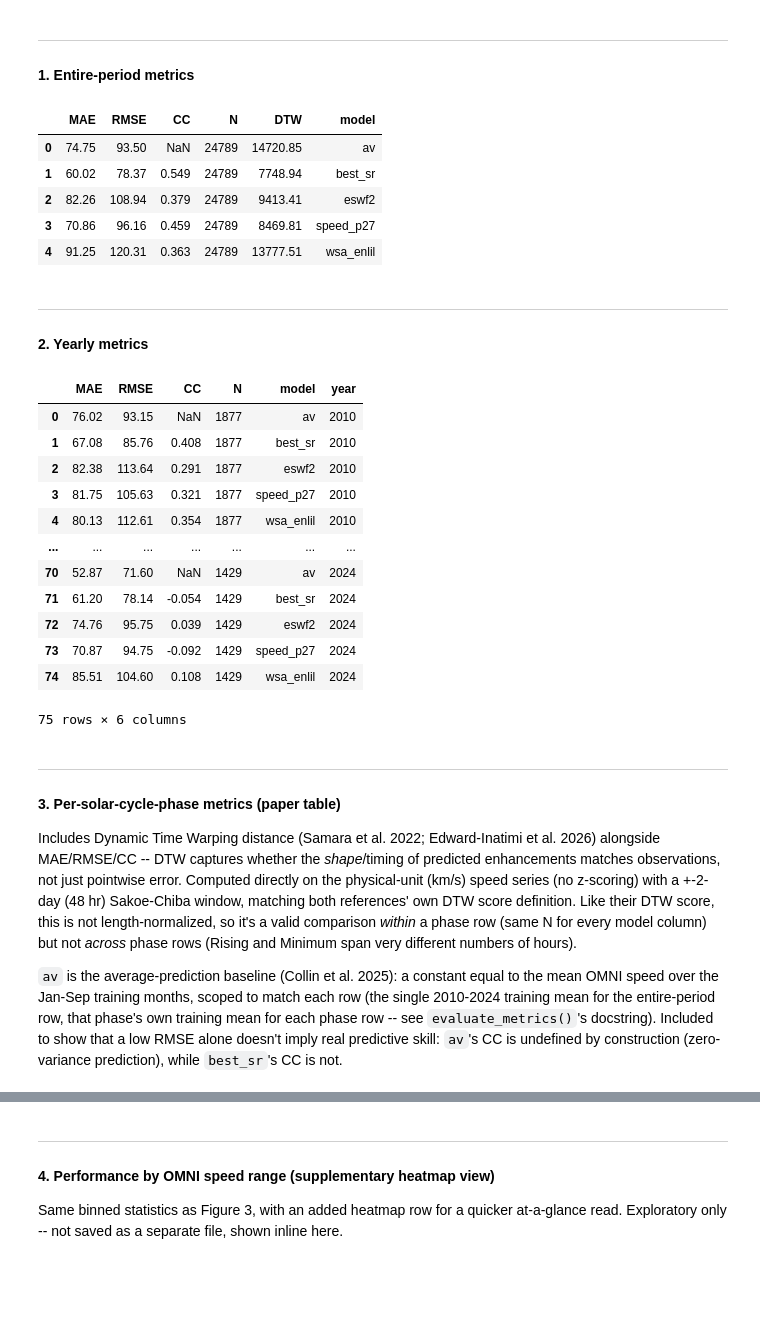
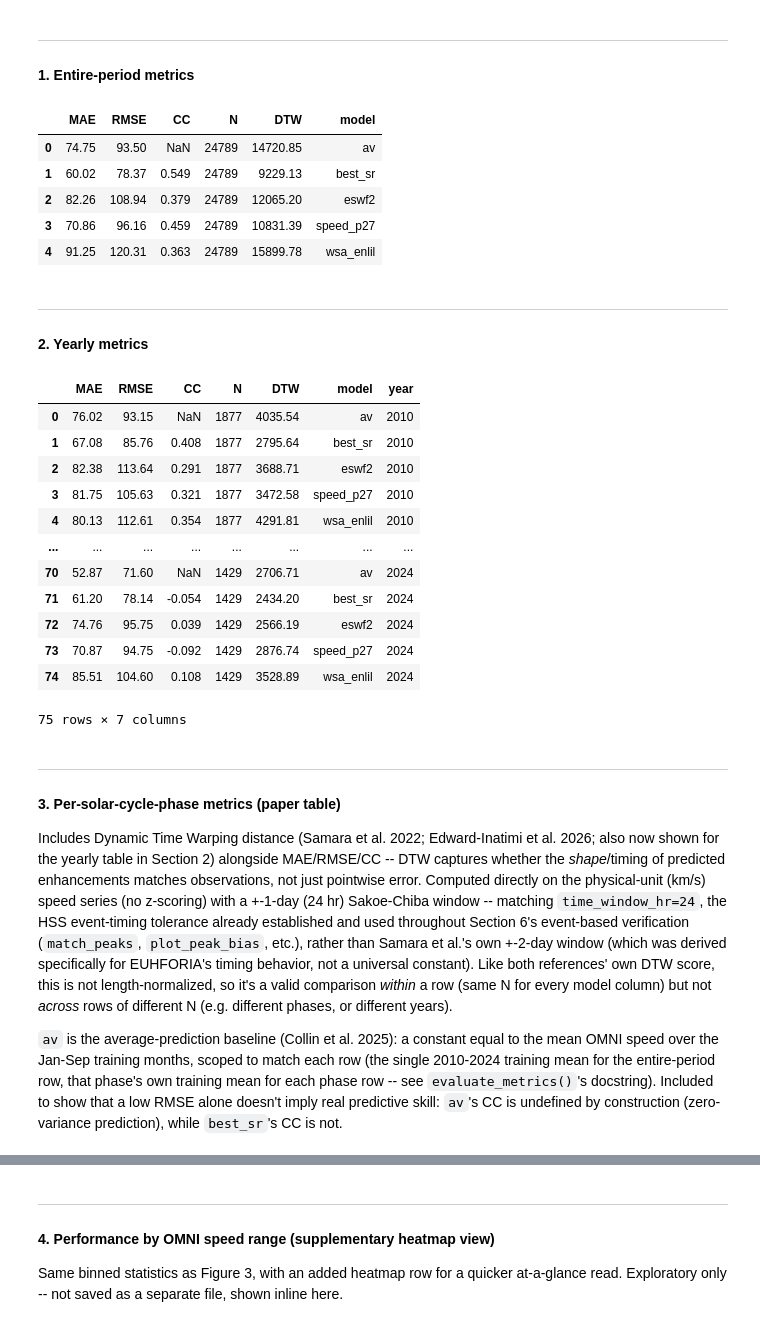
Before and after one commit to coffee77iruk/SR_SWspeed, a Jupyter notebook: notebooks/05_verify_performance.ipynb, the cells around one changed output, grey strips where cells are left out. Cells and saved outputs as stored; diff of their text form; code cells hidden in the pictures; blank space fills up the shorter version.

```diff
--- a/notebooks/05_verify_performance.ipynb
+++ b/notebooks/05_verify_performance.ipynb
@@ -26,40 +26,40 @@ print(f"{len(df):,} rows, {df['datetime'].min()} to {df['datetime'].max()}")
 
 #### 1. Entire-period metrics
 # %%
-evaluate_metrics(df, group_by=None, include_dtw=True, dtw_window=48)
+evaluate_metrics(df, group_by=None, include_dtw=True, dtw_window=24)
 # %% [output]
 |  | MAE | RMSE | CC | N | DTW | model |
 | 0 | 74.75 | 93.50 | NaN | 24789 | 14720.85 | av |
-| 1 | 60.02 | 78.37 | 0.549 | 24789 | 7748.94 | best_sr |
-| 2 | 82.26 | 108.94 | 0.379 | 24789 | 9413.41 | eswf2 |
-| 3 | 70.86 | 96.16 | 0.459 | 24789 | 8469.81 | speed_p27 |
-| 4 | 91.25 | 120.31 | 0.363 | 24789 | 13777.51 | wsa_enlil |
+| 1 | 60.02 | 78.37 | 0.549 | 24789 | 9229.13 | best_sr |
+| 2 | 82.26 | 108.94 | 0.379 | 24789 | 12065.20 | eswf2 |
+| 3 | 70.86 | 96.16 | 0.459 | 24789 | 10831.39 | speed_p27 |
+| 4 | 91.25 | 120.31 | 0.363 | 24789 | 15899.78 | wsa_enlil |
 # %% [markdown]
 ---
 
 #### 2. Yearly metrics
 # %%
-evaluate_metrics(df, group_by="year")
+evaluate_metrics(df, group_by="year", include_dtw=True, dtw_window=24)
 # %% [output]
-|  | MAE | RMSE | CC | N | model | year |
-| 0 | 76.02 | 93.15 | NaN | 1877 | av | 2010 |
-| 1 | 67.08 | 85.76 | 0.408 | 1877 | best_sr | 2010 |
-| 2 | 82.38 | 113.64 | 0.291 | 1877 | eswf2 | 2010 |
-| 3 | 81.75 | 105.63 | 0.321 | 1877 | speed_p27 | 2010 |
-| 4 | 80.13 | 112.61 | 0.354 | 1877 | wsa_enlil | 2010 |
-| ... | ... | ... | ... | ... | ... | ... |
-| 70 | 52.87 | 71.60 | NaN | 1429 | av | 2024 |
-| 71 | 61.20 | 78.14 | -0.054 | 1429 | best_sr | 2024 |
-| 72 | 74.76 | 95.75 | 0.039 | 1429 | eswf2 | 2024 |
-| 73 | 70.87 | 94.75 | -0.092 | 1429 | speed_p27 | 2024 |
-| 74 | 85.51 | 104.60 | 0.108 | 1429 | wsa_enlil | 2024 |
+|  | MAE | RMSE | CC | N | DTW | model | year |
+| 0 | 76.02 | 93.15 | NaN | 1877 | 4035.54 | av | 2010 |
+| 1 | 67.08 | 85.76 | 0.408 | 1877 | 2795.64 | best_sr | 2010 |
+| 2 | 82.38 | 113.64 | 0.291 | 1877 | 3688.71 | eswf2 | 2010 |
+| 3 | 81.75 | 105.63 | 0.321 | 1877 | 3472.58 | speed_p27 | 2010 |
+| 4 | 80.13 | 112.61 | 0.354 | 1877 | 4291.81 | wsa_enlil | 2010 |
+| ... | ... | ... | ... | ... | ... | ... | ... |
+| 70 | 52.87 | 71.60 | NaN | 1429 | 2706.71 | av | 2024 |
+| 71 | 61.20 | 78.14 | -0.054 | 1429 | 2434.20 | best_sr | 2024 |
+| 72 | 74.76 | 95.75 | 0.039 | 1429 | 2566.19 | eswf2 | 2024 |
+| 73 | 70.87 | 94.75 | -0.092 | 1429 | 2876.74 | speed_p27 | 2024 |
+| 74 | 85.51 | 104.60 | 0.108 | 1429 | 3528.89 | wsa_enlil | 2024 |
-75 rows × 6 columns
+75 rows × 7 columns
 # %% [markdown]
 ---
 
 #### 3. Per-solar-cycle-phase metrics (paper table)
 
-Includes Dynamic Time Warping distance (Samara et al. 2022; Edward-Inatimi et al. 2026) alongside MAE/RMSE/CC -- DTW captures whether the *shape*/timing of predicted enhancements matches observations, not just pointwise error. Computed directly on the physical-unit (km/s) speed series (no z-scoring) with a +-2-day (48 hr) Sakoe-Chiba window, matching both references' own DTW score definition. Like their DTW score, this is not length-normalized, so it's a valid comparison *within* a phase row (same N for every model column) but not *across* phase rows (Rising and Minimum span very different numbers of hours).
+Includes Dynamic Time Warping distance (Samara et al. 2022; Edward-Inatimi et al. 2026; also now shown for the yearly table in Section 2) alongside MAE/RMSE/CC -- DTW captures whether the *shape*/timing of predicted enhancements matches observations, not just pointwise error. Computed directly on the physical-unit (km/s) speed series (no z-scoring) with a +-1-day (24 hr) Sakoe-Chiba window -- matching `time_window_hr=24`, the HSS event-timing tolerance already established and used throughout Section 6's event-based verification (`match_peaks`, `plot_peak_bias`, etc.), rather than Samara et al.'s own +-2-day window (which was derived specifically for EUHFORIA's timing behavior, not a universal constant). Like both references' own DTW score, this is not length-normalized, so it's a valid comparison *within* a row (same N for every model column) but not *across* rows of different N (e.g. different phases, or different years).
 
 `av` is the average-prediction baseline (Collin et al. 2025): a constant equal to the mean OMNI speed over the Jan-Sep training months, scoped to match each row (the single 2010-2024 training mean for the entire-period row, that phase's own training mean for each phase row -- see `evaluate_metrics()`'s docstring). Included to show that a low RMSE alone doesn't imply real predictive skill: `av`'s CC is undefined by construction (zero-variance prediction), while `best_sr`'s CC is not.
 # %%
```
Also changed, not shown: parts of 1 cell of this notebook.
